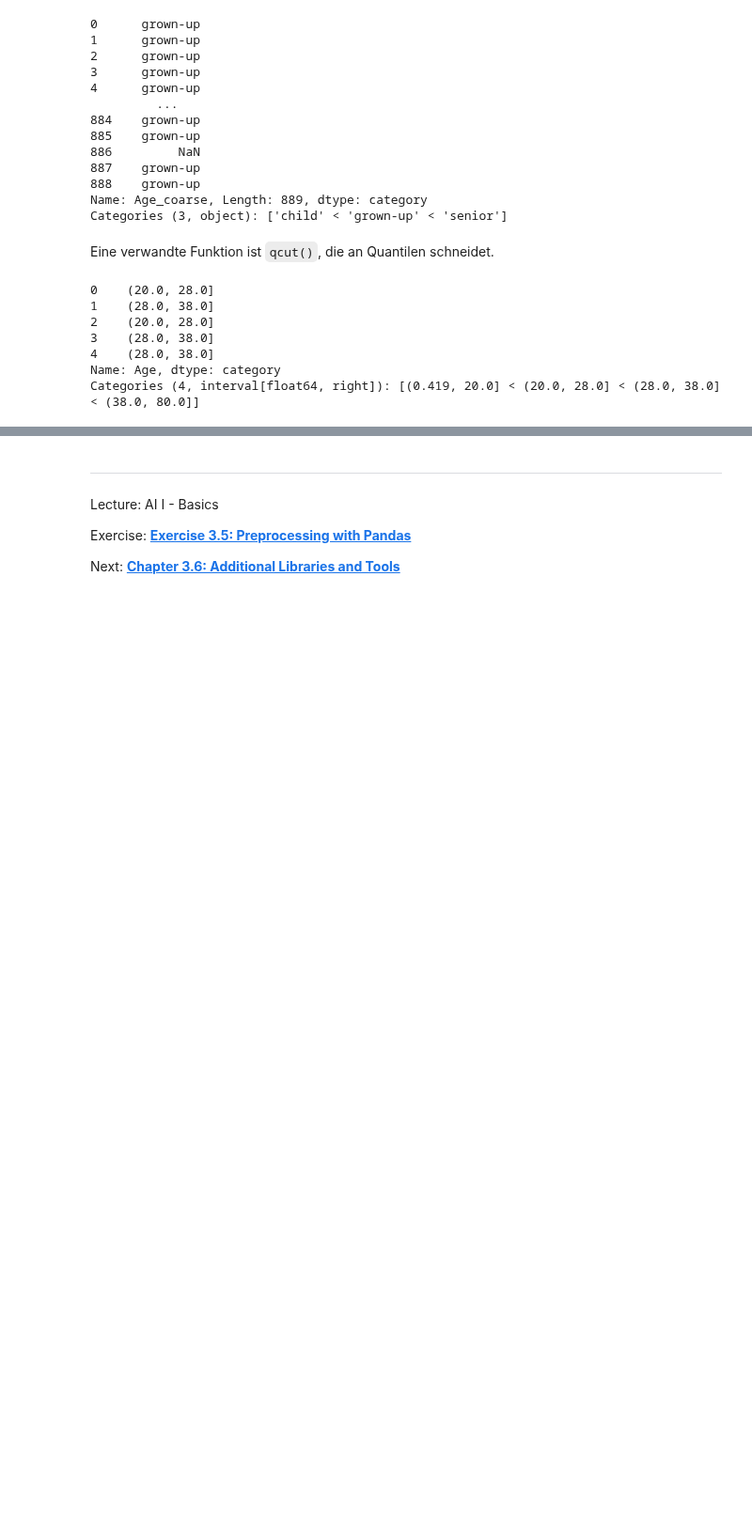
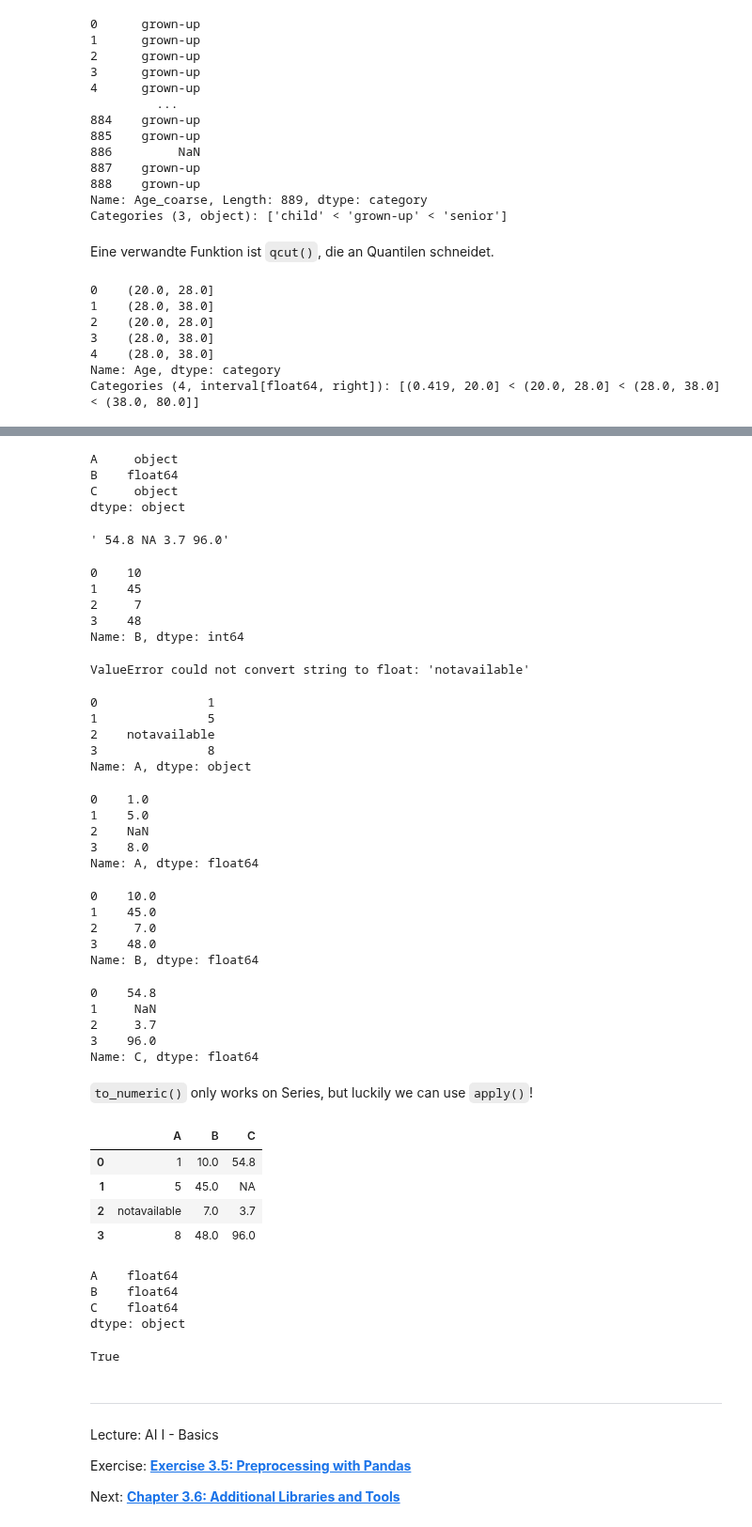
Before and after one commit to iLuckyW/lecture-ai-basics, a Jupyter notebook: chapter/03_data/05_preprocessing.ipynb, the cells around one changed output, grey strips where cells are left out. Shown at 94% size. Cells and saved outputs as stored; diff of their text form; code cells hidden in the pictures; blank space fills up the shorter version.

```diff
--- a/chapter/03_data/05_preprocessing.ipynb
+++ b/chapter/03_data/05_preprocessing.ipynb
@@ -853,3 +867,82 @@ Categories (4, interval[float64, right]): [(0.419, 20.0] < (20.0, 28.0] < (28.0,
+# %%
+numeric_data.dtypes
+# %% [output]
+A     object
+B    float64
+C     object
+dtype: object
+# %%
+numeric_data['C'].sum()
+# %% [output]
+' 54.8 NA 3.7 96.0'
+# %%
+numeric_data['B'].astype('int')
+# %% [output]
+0    10
+1    45
+2     7
+3    48
+Name: B, dtype: int64
+# %%
+try:
+    numeric_data['A'].astype('float')
+except ValueError as e:
+    print("ValueError", e)
+# %% [output]
+ValueError could not convert string to float: 'notavailable'
+# %%
+pd.to_numeric(numeric_data['A'], errors='ignore')
+# %% [output]
+0               1
+1               5
+2    notavailable
+3               8
+Name: A, dtype: object
+# %%
+pd.to_numeric(numeric_data['A'], errors='coerce')
+# %% [output]
+0    1.0
+1    5.0
+2    NaN
+3    8.0
+Name: A, dtype: float64
+# %%
+pd.to_numeric(numeric_data['B'], errors='coerce')
+# %% [output]
+0    10.0
+1    45.0
+2     7.0
+3    48.0
+Name: B, dtype: float64
+# %%
+pd.to_numeric(numeric_data['C'], errors='coerce')
+# %% [output]
+0    54.8
+1     NaN
+2     3.7
+3    96.0
+Name: C, dtype: float64
+# %% [markdown]
+`to_numeric()` only works on Series, but luckily we can use `apply()`!
+# %%
+numeric_data
+# %% [output]
+|  | A | B | C |
+| 0 | 1 | 10.0 | 54.8 |
+| 1 | 5 | 45.0 | NA |
+| 2 | notavailable | 7.0 | 3.7 |
+| 3 | 8 | 48.0 | 96.0 |
+# %%
+numeric_data.apply(pd.to_numeric, errors='coerce').dtypes #keyword-arguments are passed to the respective function
+# %% [output]
+A    float64
+B    float64
+C    float64
+dtype: object
+# %%
+isinstance(np.nan, float)
+# %% [output]
+True
 # %% [markdown]
 ---
 
```
Also changed, not shown: parts of 2 cells of this notebook.
